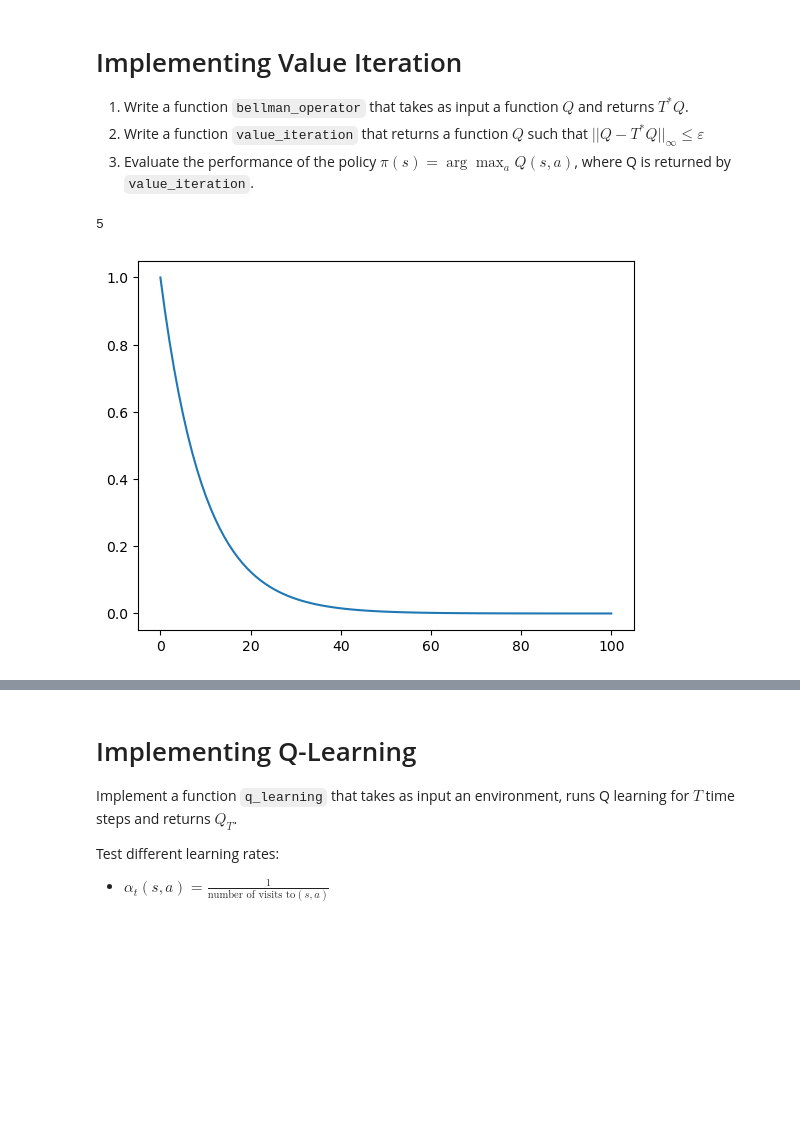
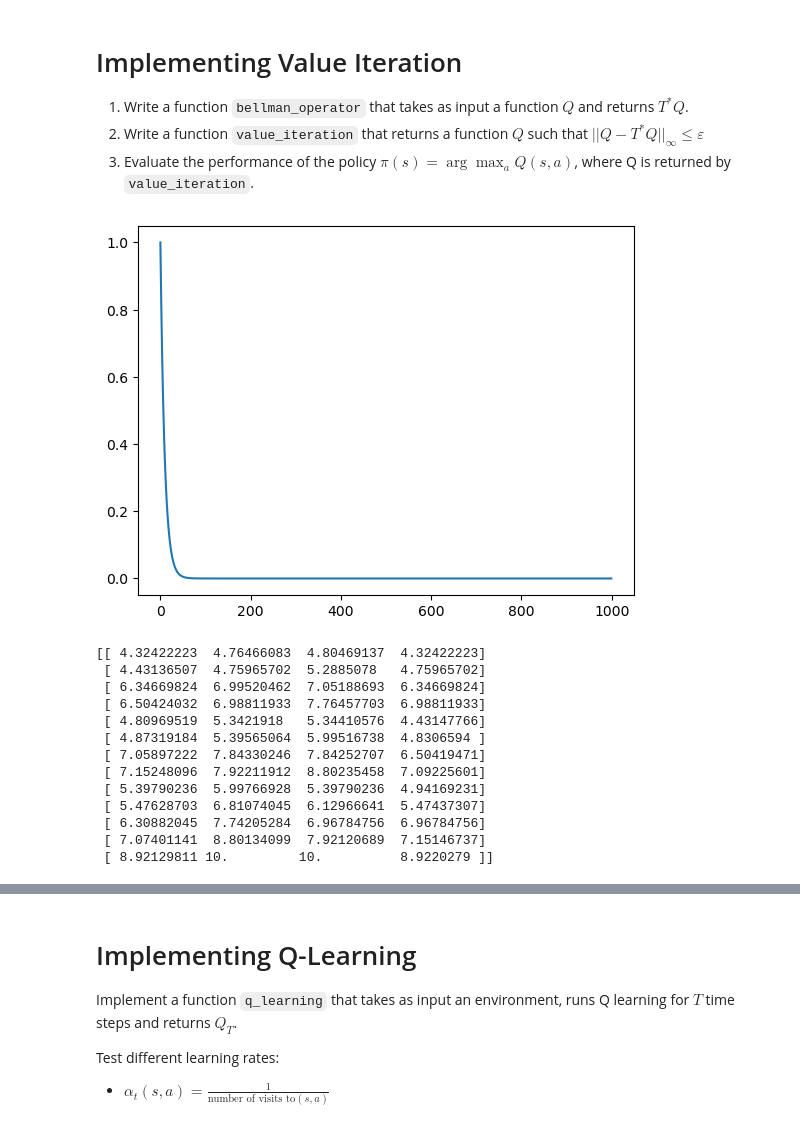
Before and after one commit to VictorCilleros/Q_learning, a Jupyter notebook: ValueIteration_and_QLearning.ipynb, the cells around one changed output, grey strips where cells are left out. Saved outputs shown, nothing was run; the diff lists cells and outputs as text; code cells hidden in the pictures; blank space fills up the shorter version.

```diff
--- a/ValueIteration_and_QLearning.ipynb
+++ b/ValueIteration_and_QLearning.ipynb
@@ -212,10 +212,6 @@ mean reward in state 0 for action 1 =  0.0
 1. Write a function ``bellman_operator`` that takes as input a function $Q$ and returns $T^* Q$.
 2. Write a function  ``value_iteration`` that returns a function $Q$ such that $||Q-T^* Q||_\infty \leq \varepsilon$
 3. Evaluate the performance of the policy $\pi(s) = \arg\max_a Q(s, a)$, where Q is returned by ``value_iteration``.
-# %%
-env.state
-# %% [output]
-5
 # %%
 def bellman_operator(Q, env, gamma=0.99):
   S = env.observation_space.n
@@ -233,17 +229,31 @@ def bellman_operator(Q, env, gamma=0.99):
 # %%
 S = env.observation_space.n
 A = env.action_space.n
 Q = np.zeros((S, A))
 tabError=[]
-for i in range(100):
+for i in range(1000):
   TQ=bellman_operator(Q,env=env,gamma=0.9)
   tabError.append(np.max(np.abs(TQ-Q)))
   Q=TQ
 plt.figure()
-plt.plot(np.linspace(0,100,100),tabError)
+plt.plot(tabError)
 plt.show()
+print(Q)
 # %% [output]
-[figure, old version]
+[figure, new version]
+[[ 4.32422223  4.76466083  4.80469137  4.32422223]
+ [ 4.43136507  4.75965702  5.2885078   4.75965702]
+ [ 6.34669824  6.99520462  7.05188693  6.34669824]
+ [ 6.50424032  6.98811933  7.76457703  6.98811933]
+ [ 4.80969519  5.3421918   5.34410576  4.43147766]
+ [ 4.87319184  5.39565064  5.99516738  4.8306594 ]
+ [ 7.05897222  7.84330246  7.84252707  6.50419471]
+ [ 7.15248096  7.92211912  8.80235458  7.09225601]
+ [ 5.39790236  5.99766928  5.39790236  4.94169231]
+ [ 5.47628703  6.81074045  6.12966641  5.47437307]
+ [ 6.30882045  7.74205284  6.96784756  6.96784756]
+ [ 7.07401141  8.80134099  7.92120689  7.15146737]
+ [ 8.92129811 10.         10.          8.9220279 ]]
 # %%
 def value_iteration(env, gamma=0.99, epsilon=1e-6,Niter=10000):
   S = env.observation_space.n
```
Also changed, not shown: parts of 5 cells of this notebook.
